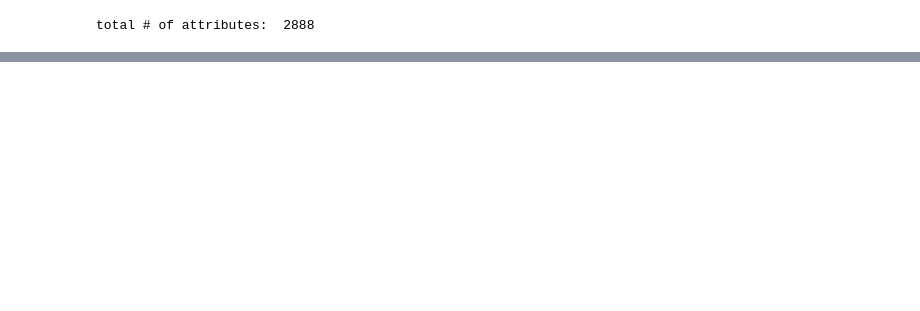
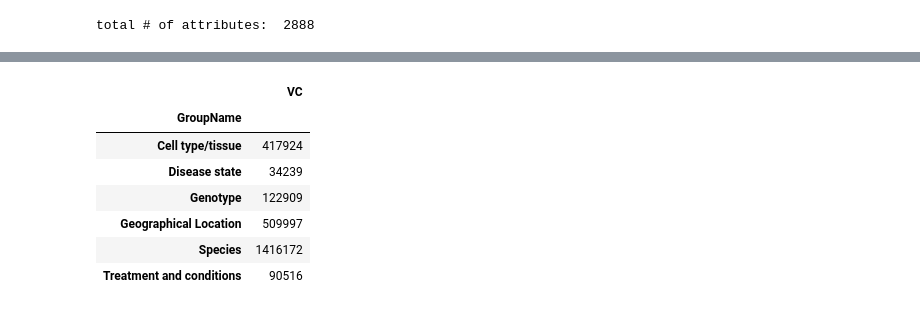
Before and after one commit to brianyiktaktsui/DEEP_NLP, a Jupyter notebook: mergeEntities.ipynb, the cells around one changed output, grey strips where cells are left out. Cells and saved outputs as stored; diff of their text form; code cells hidden in the pictures; blank space fills up the shorter version.

```diff
--- a/mergeEntities.ipynb
+++ b/mergeEntities.ipynb
@@ -156,0 +176,4 @@ inProcessDf[inProcessDf.attrib==attribTest].head(n=30)#collection_date
+# %%
+subsetDf=mergedDf_reset[mergedDf_reset['cosine']>=0.8]
+
+subsetDf['GroupName']=groupSeedToNewGroupName[subsetDf['GroupName']].values
@@ -156,0 +196,11 @@ inProcessDf[inProcessDf.attrib==attribTest].head(n=30)#collection_date
+# %%
+subsetDf.groupby('GroupName').sum()['VC'].to_frame()
+# %% [output]
+|  | VC |
+| GroupName |  |
+| Cell type/tissue | 417924 |
+| Disease state | 34239 |
+| Genotype | 122909 |
+| Geographical Location | 509997 |
+| Species | 1416172 |
+| Treatment and conditions | 90516 |
```
Also changed, not shown: parts of 32 cells of this notebook.
